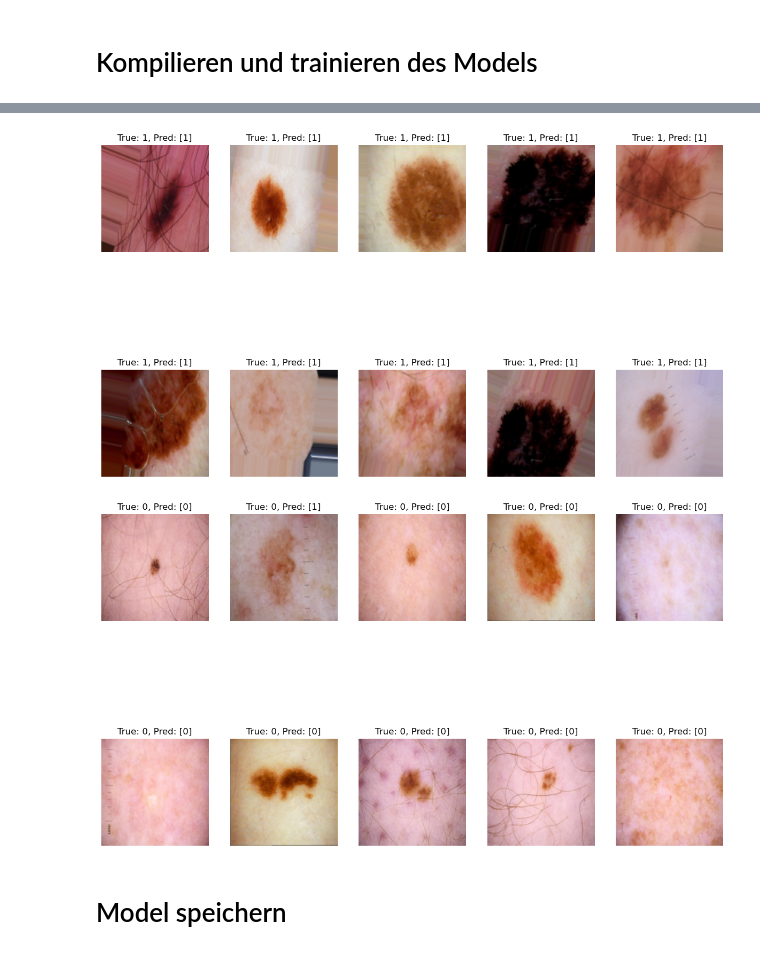
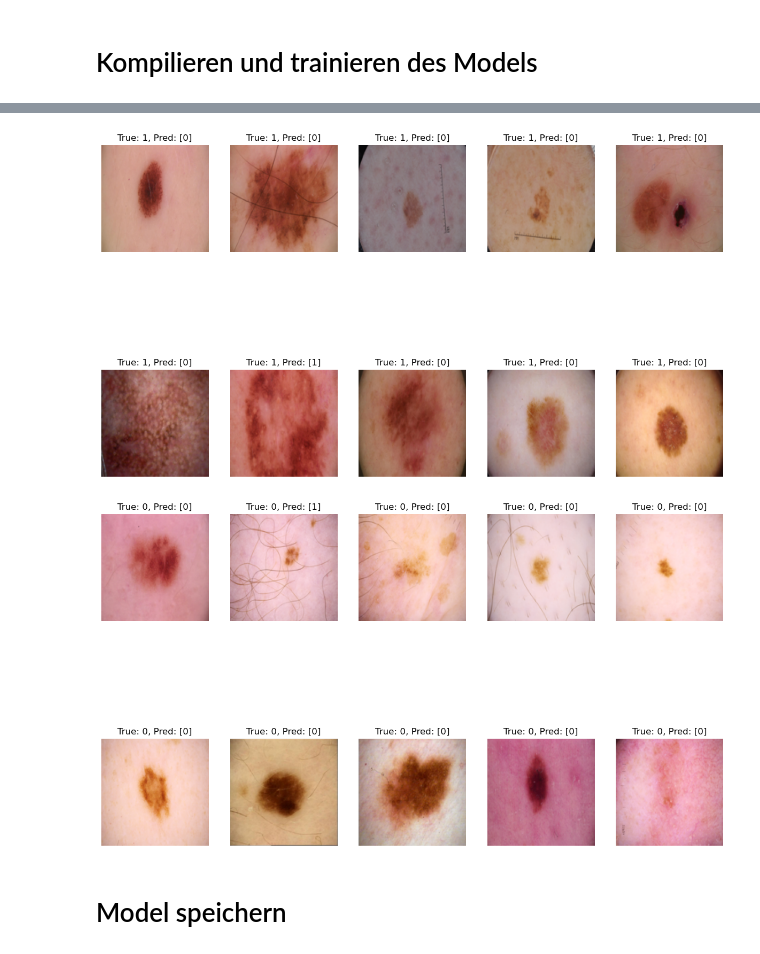
Before and after one commit to Mingggggggggggggg/SIIM-ISIC-Melanoma-Classification-Student-Project, a Jupyter notebook: siim-isic-melanoma-classification-haupt - Kopie.ipynb, the cells around one changed output, grey strips where cells are left out. Cells and saved outputs as stored; diff of their text form; code cells hidden in the pictures.

```diff
--- a/siim-isic-melanoma-classification-haupt - Kopie.ipynb
+++ b/siim-isic-melanoma-classification-haupt - Kopie.ipynb
@@ -58,7 +57,7 @@ Im letzten Schritt werden die Trainingsbilder in Trainings- und Validierungssät
 path_data_train = r'C:\Users\Kumpelbrot\Documents\Jupyter Notebooks\SIIMbs\train.csv'
 path_image_train = r'C:\Users\Kumpelbrot\Documents\Jupyter Notebooks\SIIMbs\jpeg\train'
 
-# Funktion zum Laden von Bildern
+# Funktion zum Laden von Bildern und .csv Dateien
 def load_image(image_path, target_size=(128, 128)):
     image = Image.open(image_path).convert('RGB')
     image = image.resize(target_size)
@@ -69,9 +68,9 @@ def load_data(csv_file, image_dir, max_images=None, target_size=(128, 128), num_
     if max_images is not None:
         data = data.head(max_images)
 
-    # Extrahieren der Bildnamen
+    # Bildnamen und target extrahieren
     image_names = data['image_name'].values
-    targets = data['target'].values  # Nur die Target Labels
+    targets = data['target'].values
 
     images = []
     with ThreadPoolExecutor(max_workers=num_workers) as executor:
@@ -85,14 +84,22 @@ def load_data(csv_file, image_dir, max_images=None, target_size=(128, 128), num_
 
     return np.array(images), np.array(targets), image_names
 
-# Anzahl der Prozesse oder Threads einstellen
+# Anzahl der Prozesse oder Threads festlegen
 num_workers = os.cpu_count() or 1   # Alle verfügbaren Kerne, die das System erkennt, ansonsten 1
 
 # Laden der Trainingsdaten mit den "target"-Labels
-train_images, train_targets, train_image_names = load_data(path_data_train, path_image_train, max_images=None, num_workers=num_workers)
+train_images, train_targets, train_image_names = load_data(path_data_train,
+                                                           path_image_train,
+                                                           max_images=None,
+                                                           num_workers=num_workers)
 
 # Aufteilen der Trainingsdaten in Trainings- und Validierungssätze
-train_images, val_images, train_targets, val_targets, train_image_names, val_image_names = train_test_split(train_images, train_targets, train_image_names, test_size=0.2, random_state=42, stratify=train_targets)
+train_images, val_images, train_targets, val_targets, train_image_names, val_image_names = train_test_split(train_images,
+                                                                                                            train_targets,
+                                                                                                            train_image_names,
+                                                                                                            test_size=0.2,
+                                                                                                            random_state=42,
+                                                                                                            stratify=train_targets)
 
 # Verteilung der Labels überprüfen
 print("Verteilung der Trainingslabels:", np.bincount(train_targets))
@@ -186,6 +184,8 @@ model = models.Sequential([
     layers.MaxPooling2D((2, 2)),
     layers.Conv2D(128, (3, 3), activation='relu'),
     layers.MaxPooling2D((2, 2)),
+    layers.Conv2D(256, (3, 3), activation='relu'),
+    layers.MaxPooling2D((2, 2)),
     layers.Flatten(),
     layers.Dense(512, activation='relu'),
     layers.Dropout(0.3),
@@ -213,18 +213,17 @@ _________________________________________________________________
 # %% [markdown]
 # Kompilieren und trainieren des Models
 # %%
-
 # Kompilieren des Modells mit einem angepassten Optimierer
 model.compile(optimizer=optimizers.Adam(learning_rate=1e-4), loss='binary_crossentropy', metrics=['accuracy'])
 
 # Anpassen des Modells an die Trainingsdaten
-history = model.fit(train_images_balanced, train_targets_balanced, batch_size=32, epochs=10, validation_data=(val_images_balanced, val_targets_balanced))
+history = model.fit(train_images_balanced, train_targets_balanced, batch_size=32, epochs=10, validation_data=(val_images, val_targets))
 
 # Vorhersagen auf den Validierungsdaten
-val_predictions = (model.predict(val_images_balanced) > 0.5).astype("int32")
+val_predictions = (model.predict(val_images) > 0.5).astype("int32")
 
 # Berechnung der Genauigkeit
-accuracy = accuracy_score(val_targets_balanced, val_predictions)
+accuracy = accuracy_score(val_targets, val_predictions)
 print(f"Genauigkeit: {accuracy:.2f}")
 # %% [output]
 Epoch 1/10
@@ -247,33 +246,33 @@ Genauigkeit: 0.96
 # %%
 # Beispielbilder anzeigen
 def plot_predictions(images, targets, predictions, num_samples=5):
     plt.figure(figsize=(15, 10))
     for i in range(num_samples):
         plt.subplot(2, num_samples, i + 1)
         plt.imshow(images[i])
         plt.title(f"True: {targets[i]}, Pred: {predictions[i]}")
         plt.axis('off')
 
         plt.subplot(2, num_samples, i + 1 + num_samples)
         plt.imshow(images[-(i+1)])
         plt.title(f"True: {targets[-(i+1)]}, Pred: {predictions[-(i+1)]}")
         plt.axis('off')
 
     plt.show()
 
 # Beispielbilder von Positiv und Negativ anzeigen
-melanoma_indices = np.where(val_targets_balanced == 1)[0]
-non_melanoma_indices = np.where(val_targets_balanced == 0)[0]
+melanoma_indices = np.where(val_targets == 1)[0]
+non_melanoma_indices = np.where(val_targets == 0)[0]
 
 # Sicherstellen, dass die Indizes nicht außerhalb des Bereichs liegen
-melanoma_indices = melanoma_indices[melanoma_indices < len(val_images_balanced)]
-non_melanoma_indices = non_melanoma_indices[non_melanoma_indices < len(val_images_balanced)]
+melanoma_indices = melanoma_indices[melanoma_indices < len(val_images)]
+non_melanoma_indices = non_melanoma_indices[non_melanoma_indices < len(val_images)]
 
-plot_predictions(val_images_balanced[melanoma_indices], val_targets_balanced[melanoma_indices], val_predictions[melanoma_indices])
-plot_predictions(val_images_balanced[non_melanoma_indices], val_targets_balanced[non_melanoma_indices], val_predictions[non_melanoma_indices])
+plot_predictions(val_images[melanoma_indices], val_targets[melanoma_indices], val_predictions[melanoma_indices])
+plot_predictions(val_images[non_melanoma_indices], val_targets[non_melanoma_indices], val_predictions[non_melanoma_indices])
 # %% [output]
-[figure, old version]
+[figure, new version]
-[figure, old version]
+[figure, new version]
 # %% [markdown]
 # Model speichern
 # %%
```
Also changed, not shown: parts of 13 cells of this notebook.
